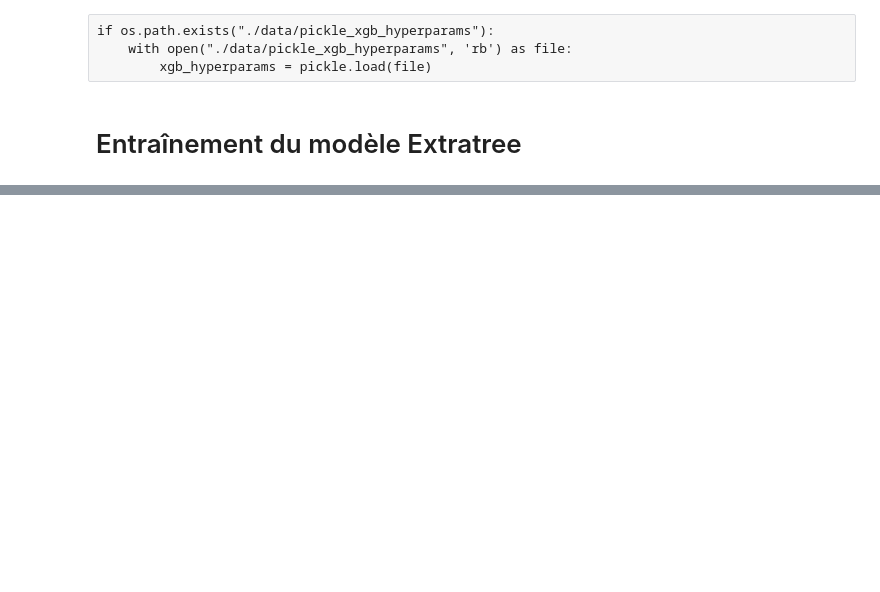
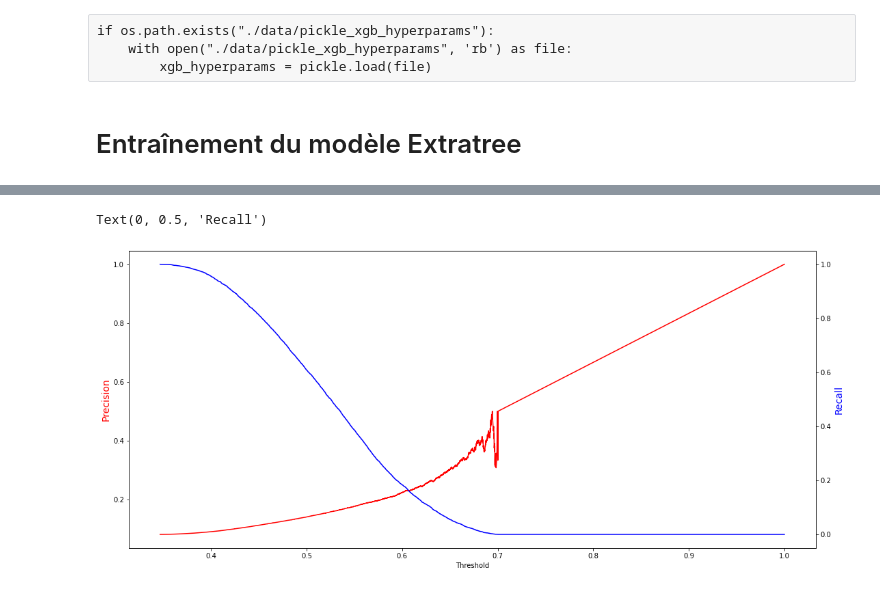
Before and after one commit to Anvil-Late/Default_risk_prediction, a Jupyter notebook: Projet 7.ipynb, the cells around one changed output, grey strips where cells are left out. Saved outputs shown, nothing was run; the diff lists cells and outputs as text; code cells hidden in the pictures; blank space fills up the shorter version.

```diff
--- a/Projet 7.ipynb
+++ b/Projet 7.ipynb
@@ -839,3 +887,11 @@ xgb_hyperparams
 if not os.path.exists("./data/pickle_xgb_hyperparams"):
     with open("./data/pickle_xgb_hyperparams", 'wb') as file:
             pickle.dump(xgb_hyperparams, file)
+# %%
+modfit_xgb = xgb.XGBClassifier(objective = "binary:logistic",
+                               tree_method = 'hist',
+                               scale_pos_weight = 11,
+                               eval_metric = "auc",
+                               **xgb_hyperparams
+                              )
+modfit_xgb.fit(X2_comb_train, y_train.tolist())
@@ -894 +946,8 @@ KeyboardInterrupt:
+# %%
+if not os.path.exists("./data/pickle_extratree_hyperparams"):
+    with open("./data/pickle_extratree_hyperparams", 'wb') as file:
+            pickle.dump(extratree_hyperparams, file)
+else :
+    with open("./data/pickle_extratree_hyperparams", 'rb') as file:
+            extratree_hyperparams = pickle.load(file)
 # %%
@@ -904,0 +965,3 @@ if not os.path.exists("./data/pickle_extratree_hyperparams"):
+# %%
+modfit_xtree = ExtraTreesClassifier(class_weight = "balanced", **extratree_hyperparams)
+modfit_xtree.fit(X2_comb_train, y_train.tolist())
@@ -904,0 +1052,13 @@ if not os.path.exists("./data/pickle_extratree_hyperparams"):
+# %%
+prec_xtree, rec_xtree, prthresh_xtree = precision_recall_curve(y_test.tolist(), extratree_pred)
+prthresh_xtree = np.append(prthresh_xtree, 1)
+fig, ax = plt.subplots(figsize = (18,8))
+ax.plot(prthresh_xtree, prec_xtree, color = "red")
+ax.set_xlabel("Threshold")
+ax.set_ylabel("Precision", color = "red", fontsize = 14)
+ax2 = ax.twinx()
+ax2.plot(prthresh_xtree, rec_xtree, color = "blue")
+ax2.set_ylabel("Recall", color = "blue", fontsize = 14)
+# %% [output]
+Text(0, 0.5, 'Recall')
+[figure, added]
```
Also changed, not shown: parts of 42 cells of this notebook.
